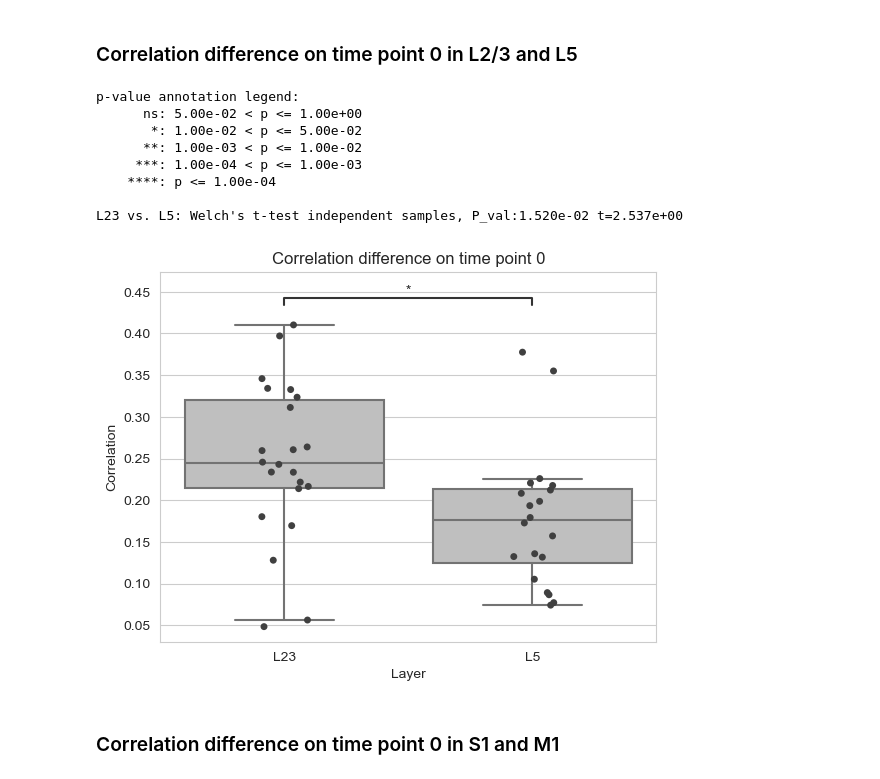
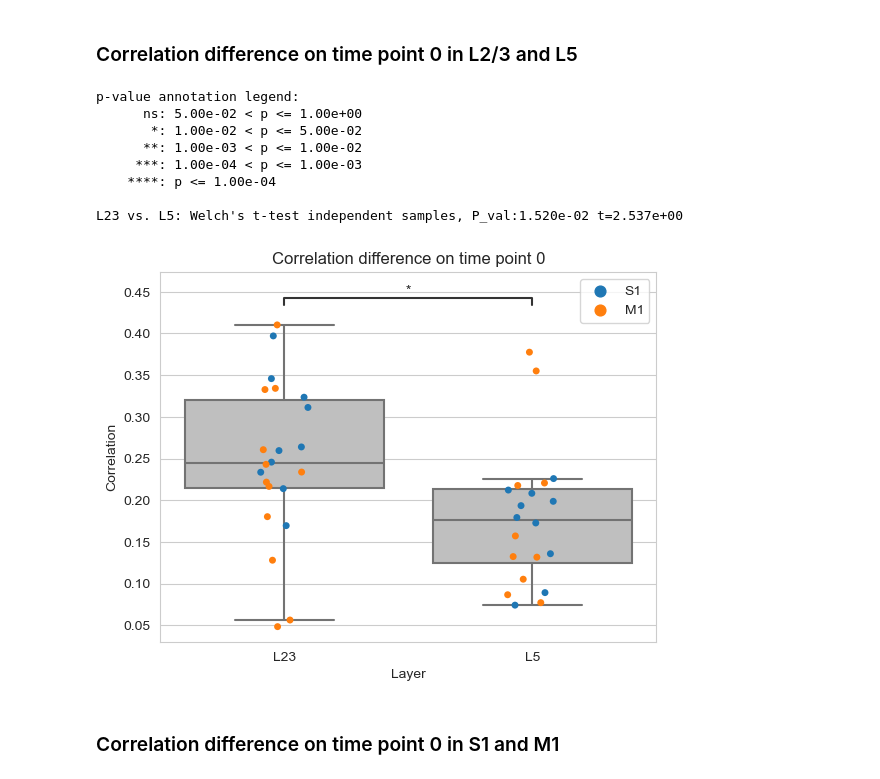
Before and after one commit to kerseviciute/movement-s1-m1, a Jupyter notebook: notebooks/03_correlation.ipynb, the cells around one changed output. Saved outputs shown, nothing was run; the diff lists cells and outputs as text; code cells hidden in the pictures.

Commit message:
Add colors to correlation plots.

```diff
--- a/notebooks/03_correlation.ipynb
+++ b/notebooks/03_correlation.ipynb
@@ -435,37 +439,39 @@ S1_L23 vs. M1_L5: Welch's t-test independent samples, P_val:3.898e-02 t=2.258e+0
 # %%
 x = "Layer"
 y = "Correlation0"
+color = "Cortex"
 order = pd.unique(samples["Layer"])
 
 pairs = [("L23", "L5")]
 
 ax = sns.boxplot(x = x, y = y, data = samples, showfliers = False, color = ".75", order = order)
-sns.stripplot(x = x, y = y, data = samples, color = ".25", order = order)
+sns.stripplot(x = x, y = y, data = samples, hue = color, order = order)
 
 annotator = Annotator(
     ax,
     data = samples,
     x = x,
     y = y,
     order = order,
     pairs = pairs
 )
 annotator.configure(test = "t-test_welch", text_format = "star", loc = "inside")
 annotator.apply_and_annotate()
 
 plt.title("Correlation difference on time point 0")
 plt.ylabel("Correlation")
+plt.legend(loc = "upper right")
 plt.show()
 # %% [output]
 p-value annotation legend:
       ns: 5.00e-02 < p <= 1.00e+00
        *: 1.00e-02 < p <= 5.00e-02
       **: 1.00e-03 < p <= 1.00e-02
      ***: 1.00e-04 < p <= 1.00e-03
     ****: p <= 1.00e-04
 
 L23 vs. L5: Welch's t-test independent samples, P_val:1.520e-02 t=2.537e+00
-[figure, old version]
+[figure, new version]
 # %% [markdown]
 ### Correlation difference on time point 0 in S1 and M1
 # %%
```
Also changed, not shown: parts of 8 cells of this notebook, 1 other file.
